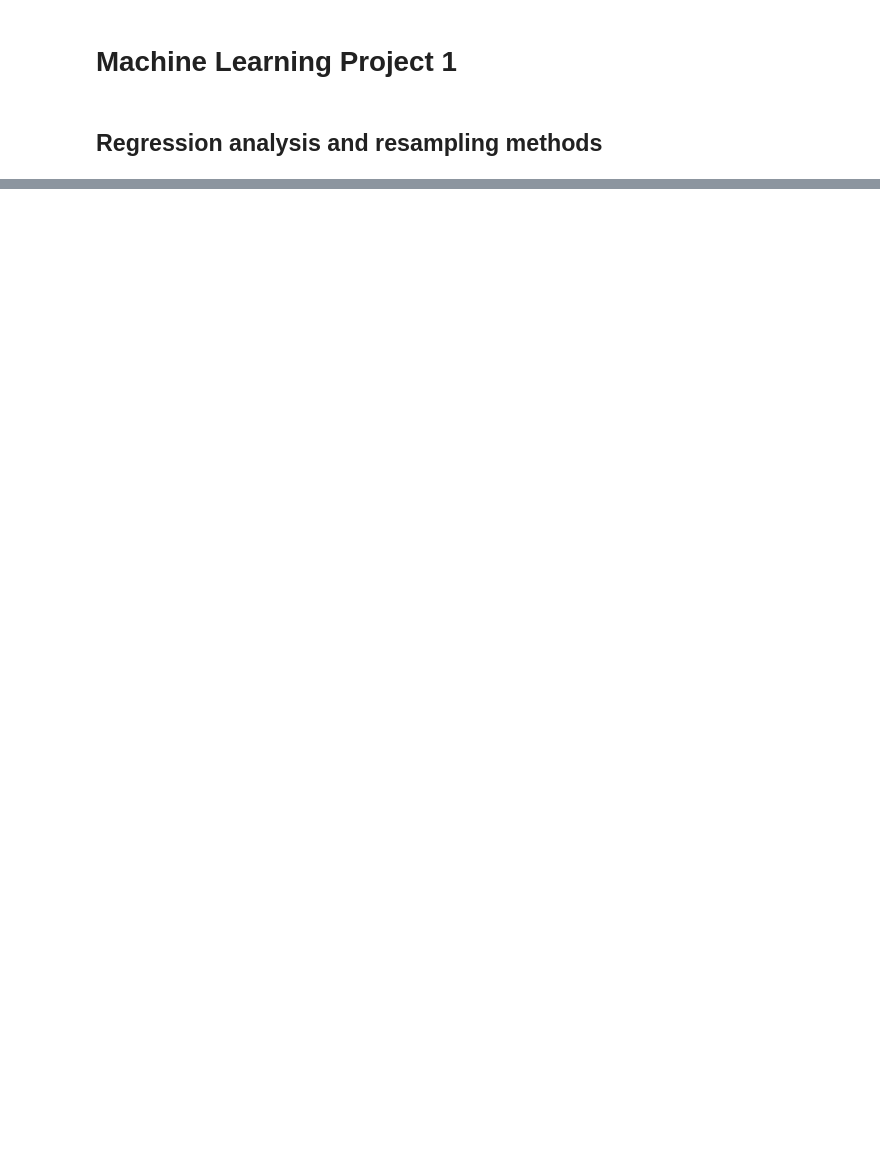
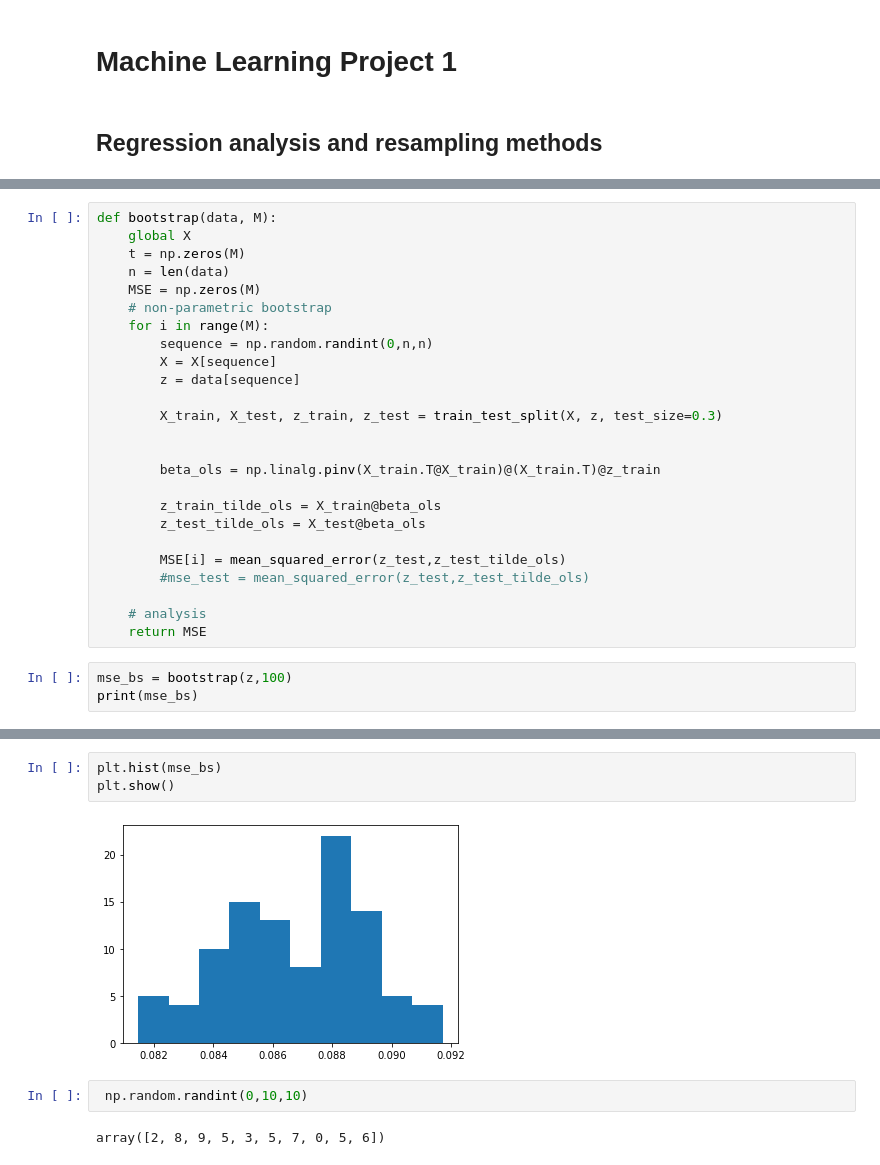
Before and after one commit to engyssimo/MLProjectNucphys, a Jupyter notebook: Project1/Project1.ipynb, the cells around one changed output, grey strips where cells are left out. Cells and saved outputs as stored; diff of their text form; blank space fills up the shorter version.

```diff
--- a/Project1/Project1.ipynb
+++ b/Project1/Project1.ipynb
@@ -1138,0 +137,28 @@ plt.show()
+# %%
+def bootstrap(data, M):
+    global X
+    t = np.zeros(M)
+    n = len(data)
+    MSE = np.zeros(M)
+    # non-parametric bootstrap
+    for i in range(M):
+        sequence = np.random.randint(0,n,n)
+        X = X[sequence]
+        z = data[sequence]
+
+        X_train, X_test, z_train, z_test = train_test_split(X, z, test_size=0.3)
+
+
+        beta_ols = np.linalg.pinv(X_train.T@X_train)@(X_train.T)@z_train
+
+        z_train_tilde_ols = X_train@beta_ols
+        z_test_tilde_ols = X_test@beta_ols
+
+        MSE[i] = mean_squared_error(z_test,z_test_tilde_ols)
+        #mse_test = mean_squared_error(z_test,z_test_tilde_ols)
+
+    # analysis
+    return MSE
+# %%
+mse_bs = bootstrap(z,100)
+print(mse_bs)
@@ -1138,0 +183,9 @@ plt.show()
+# %%
+plt.hist(mse_bs)
+plt.show()
+# %% [output]
+[figure, added]
+# %%
+ np.random.randint(0,10,10)
+# %% [output]
+array([2, 8, 9, 5, 3, 5, 7, 0, 5, 6])
```
Also changed, not shown: parts of 93 cells of this notebook.
